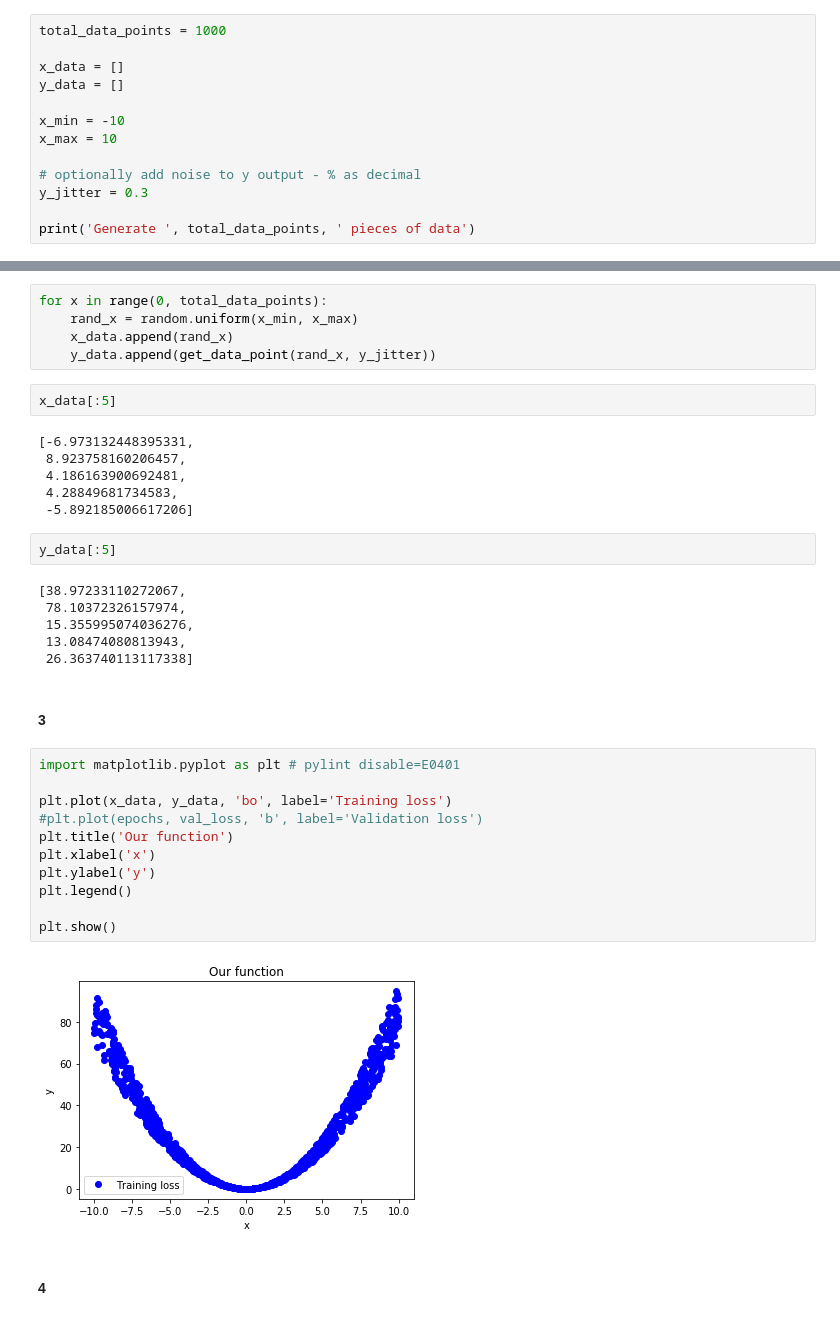
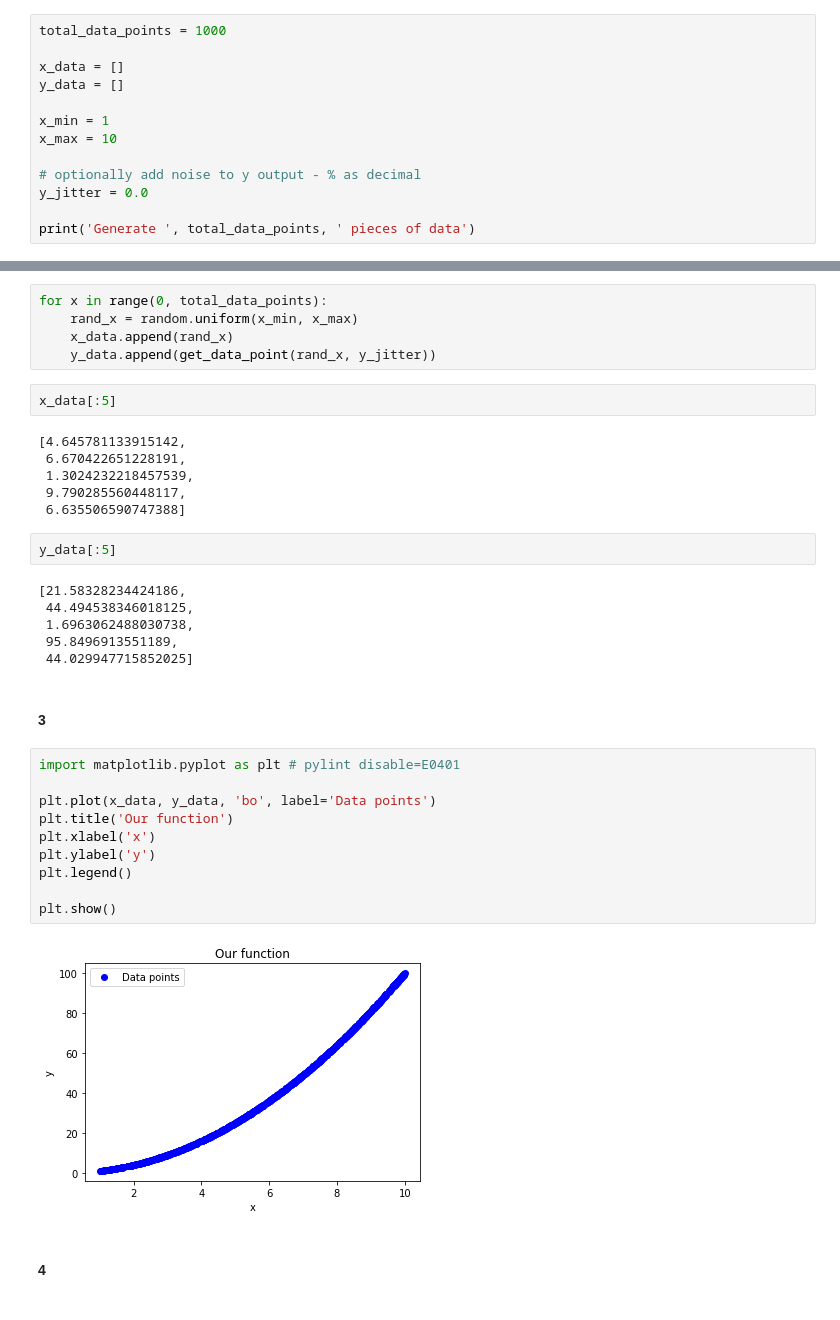
Before and after one commit to whyboris/ml-with-python-and-keras, a Jupyter notebook: notebooks/simplest.ipynb, the cells around one changed output, grey strips where cells are left out. Saved outputs shown, nothing was run; the diff lists cells and outputs as text.

```diff
--- a/notebooks/simplest.ipynb
+++ b/notebooks/simplest.ipynb
@@ -55,11 +55,11 @@ total_data_points = 1000
 x_data = []
 y_data = []
 
-x_min = -10
+x_min = 1
 x_max = 10
 
 # optionally add noise to y output - % as decimal
-y_jitter = 0.3
+y_jitter = 0.0
 
 print('Generate ', total_data_points, ' pieces of data')
 # %% [output]
@@ -72,33 +72,32 @@ for x in range(0, total_data_points):
 # %%
 x_data[:5]
 # %% [output]
-[-6.973132448395331,
- 8.923758160206457,
- 4.186163900692481,
- 4.28849681734583,
- -5.892185006617206]
+[4.645781133915142,
+ 6.670422651228191,
+ 1.3024232218457539,
+ 9.790285560448117,
+ 6.635506590747388]
 # %%
 y_data[:5]
 # %% [output]
-[38.97233110272067,
- 78.10372326157974,
- 15.355995074036276,
- 13.08474080813943,
- 26.363740113117338]
+[21.58328234424186,
+ 44.494538346018125,
+ 1.6963062488030738,
+ 95.8496913551189,
+ 44.029947715852025]
 # %% [markdown]
 #### 3
 # %%
 import matplotlib.pyplot as plt # pylint disable=E0401
 
-plt.plot(x_data, y_data, 'bo', label='Training loss')
-#plt.plot(epochs, val_loss, 'b', label='Validation loss')
+plt.plot(x_data, y_data, 'bo', label='Data points')
 plt.title('Our function')
 plt.xlabel('x')
 plt.ylabel('y')
 plt.legend()
 
 plt.show()
 # %% [output]
-[figure, old version]
+[figure, new version]
 # %% [markdown]
 #### 4
```
Also changed, not shown: parts of 20 cells of this notebook, 1 other file.
